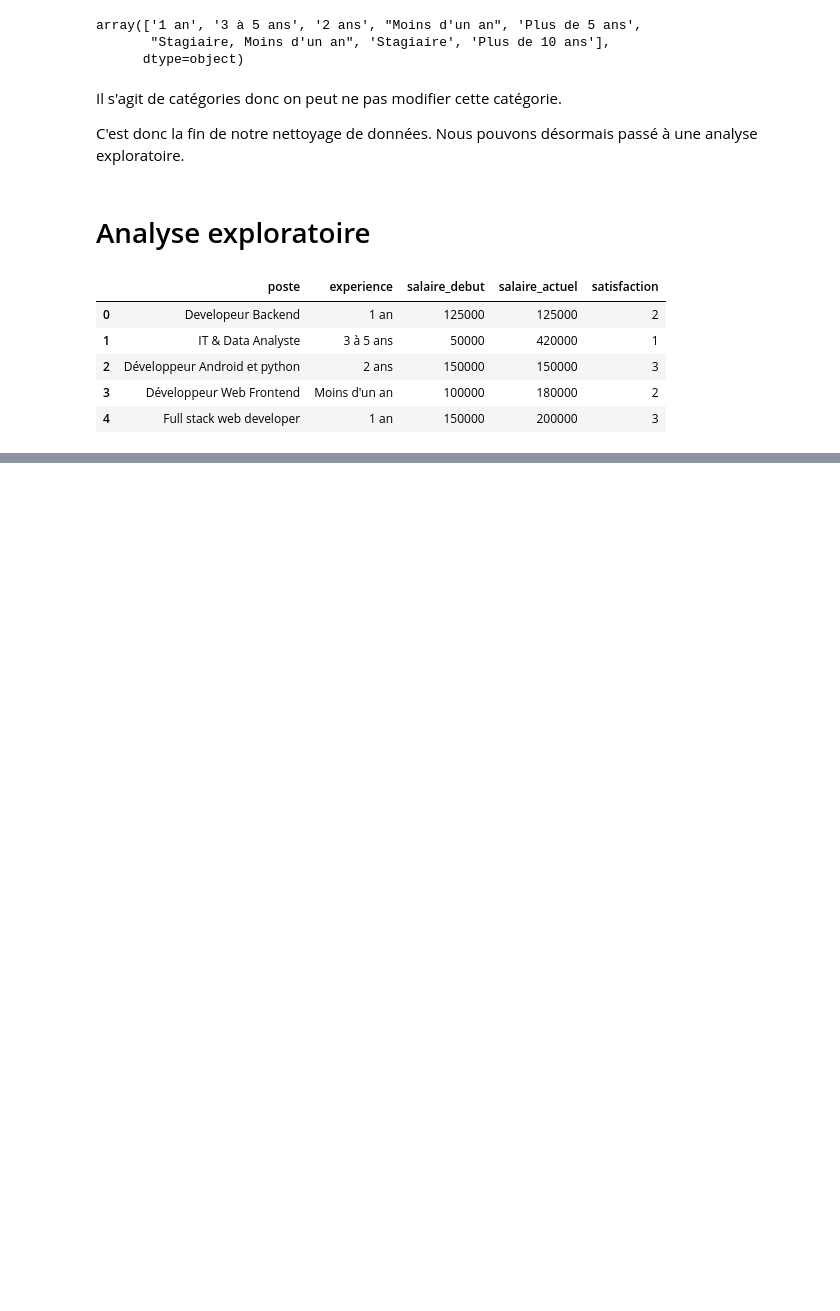
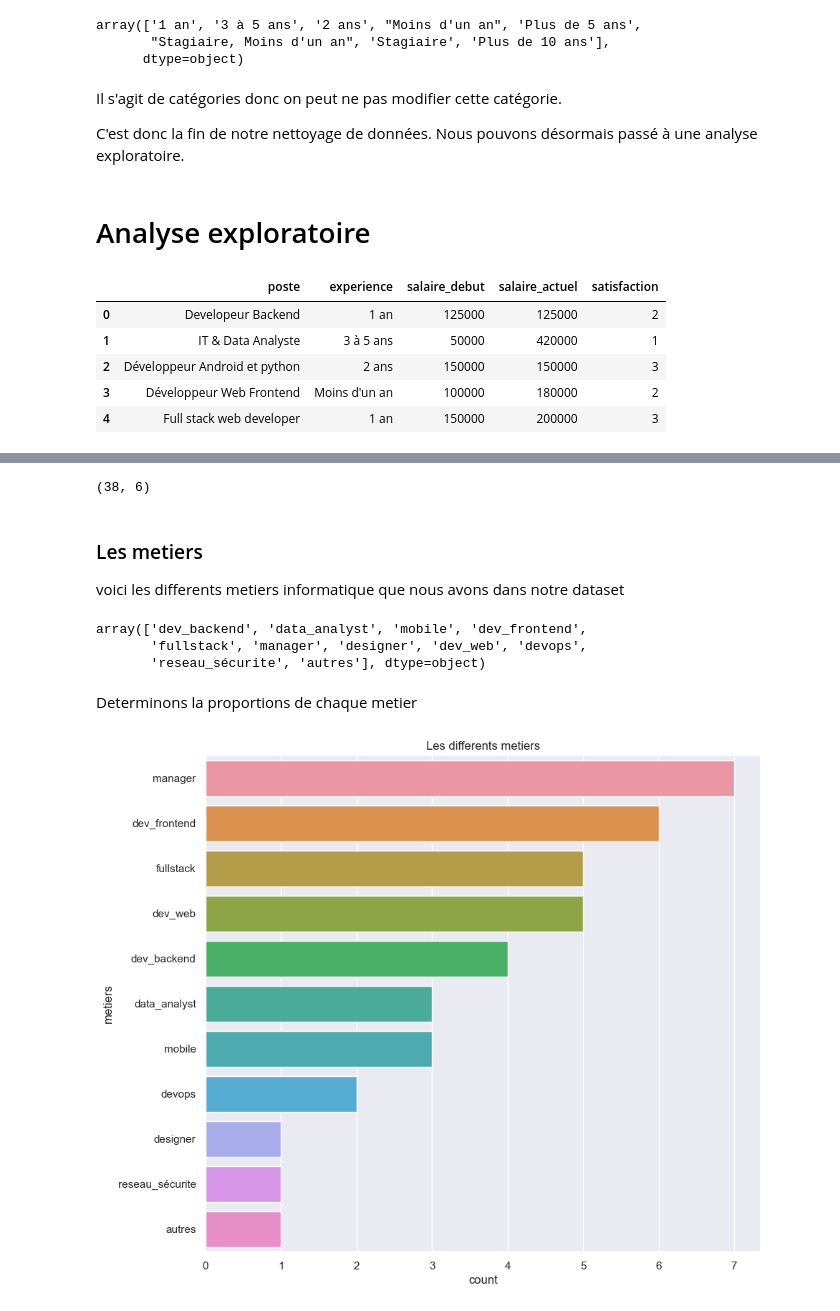
Before and after one commit to Shado2107/Python-machine-learning, a Jupyter notebook: Salary_analysis/salary-analysis.ipynb, the cells around one changed output, grey strips where cells are left out. Drawn from its saved outputs; the diff is of its cells as text; code cells hidden in the pictures; blank space fills up the shorter version.

```diff
--- a/Salary_analysis/salary-analysis.ipynb
+++ b/Salary_analysis/salary-analysis.ipynb
@@ -199,0 +227,26 @@ data.head()
+# %%
+group = {
+
+"dev_frontend" : ["Développeur Front-end", "Développeur Angular","Développeur front end", "Frontend dev", "Développeur Web Frontend"],
+"dev_backend" : ["Developeur Backend", "Developer back-end", "Développeur Web Backend", "Développeur JEE"],
+"fullstack" : ["Full stack web developer", "Développeur Web Full Stack", "Full Stack Dev", "Développeur Web FullStack et Mobile ", "Développeur Web (Back end et front end) "],
+"dev_web" : ['Développeur web', "Développeur Web"],
+"mobile" : ["Développeur web et mobile ", "Développeur web et mobile", "Développeur Android et python"],
+"data_analyst" : ["Data Analyst ", "Data Analyst", "IT & Data Analyste"],
+"manager" : ["IT Project Manager ", "Lead developer", "Project Manager Junior", "Big Data Manager", "Chef Division Applications et Base de Données", "Manager", "Chef de projet web et mobile"],
+"reseau_sécurite" : ["Ingénieur réseau, système et securité"],
+"devops" : ['DevOps', "Devops"],
+"autres" : ['Assistant technique '],
+"designer" : ['UX/UI DESIGNER ']
+
+}
+# %%
+metiers = []
+
+for i, row in data.iterrows():
+    for metier in group:
+        if row.poste in group[metier]:
+            metiers.append(metier)
+            break
+# %%
+data['metiers'] = metiers
@@ -199,0 +285,26 @@ data.head()
+# %%
+data.shape
+# %% [output]
+(38, 6)
+# %% [markdown]
+### Les metiers
+
+voici les differents metiers informatique que nous avons dans notre dataset
+# %%
+data['metiers'].unique()
+# %% [output]
+array(['dev_backend', 'data_analyst', 'mobile', 'dev_frontend',
+       'fullstack', 'manager', 'designer', 'dev_web', 'devops',
+       'reseau_sécurite', 'autres'], dtype=object)
+# %% [markdown]
+Determinons la proportions de chaque metier
+# %%
+plt.figure(figsize=(10,9))
+sns.countplot(y='metiers',
+              data= data,
+              order= data['metiers'].value_counts().index)
+plt.title('Les differents metiers')
+plt.savefig('metiers_count.png')
+plt.show()
+# %% [output]
+[figure, added]
```
Also changed, not shown: parts of 10 cells of this notebook, 2 other files.
